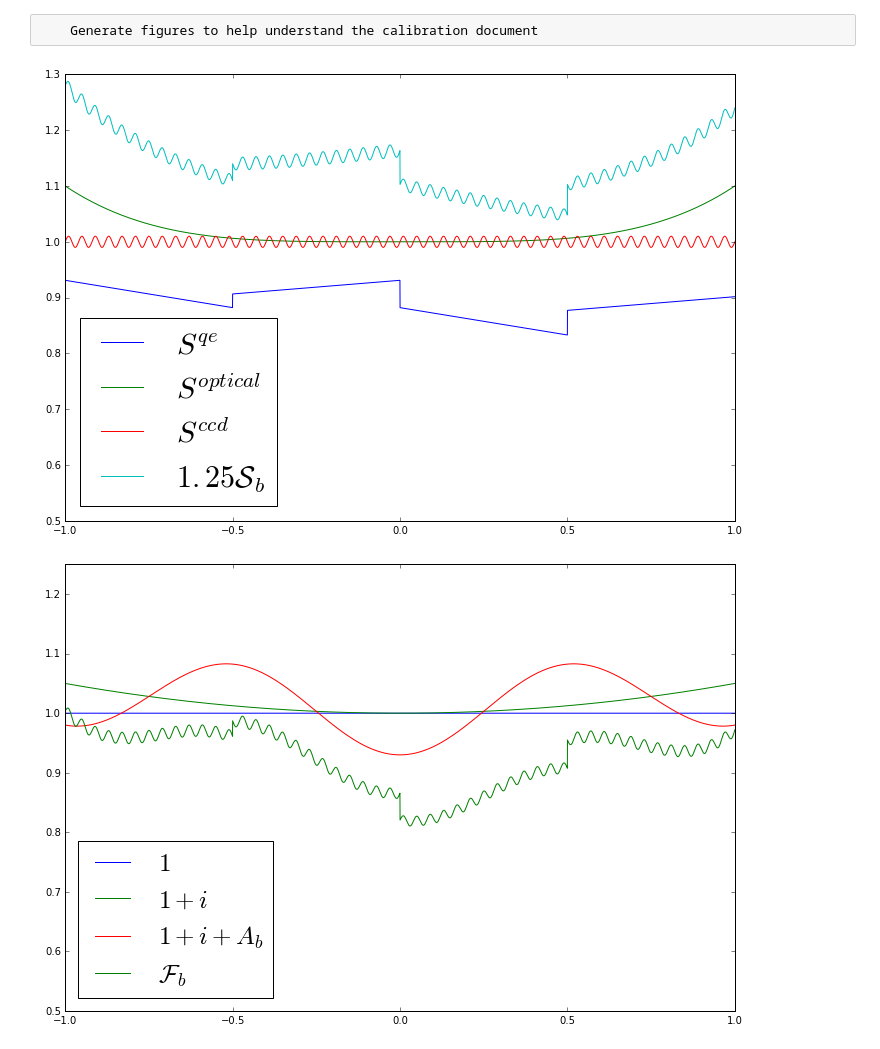
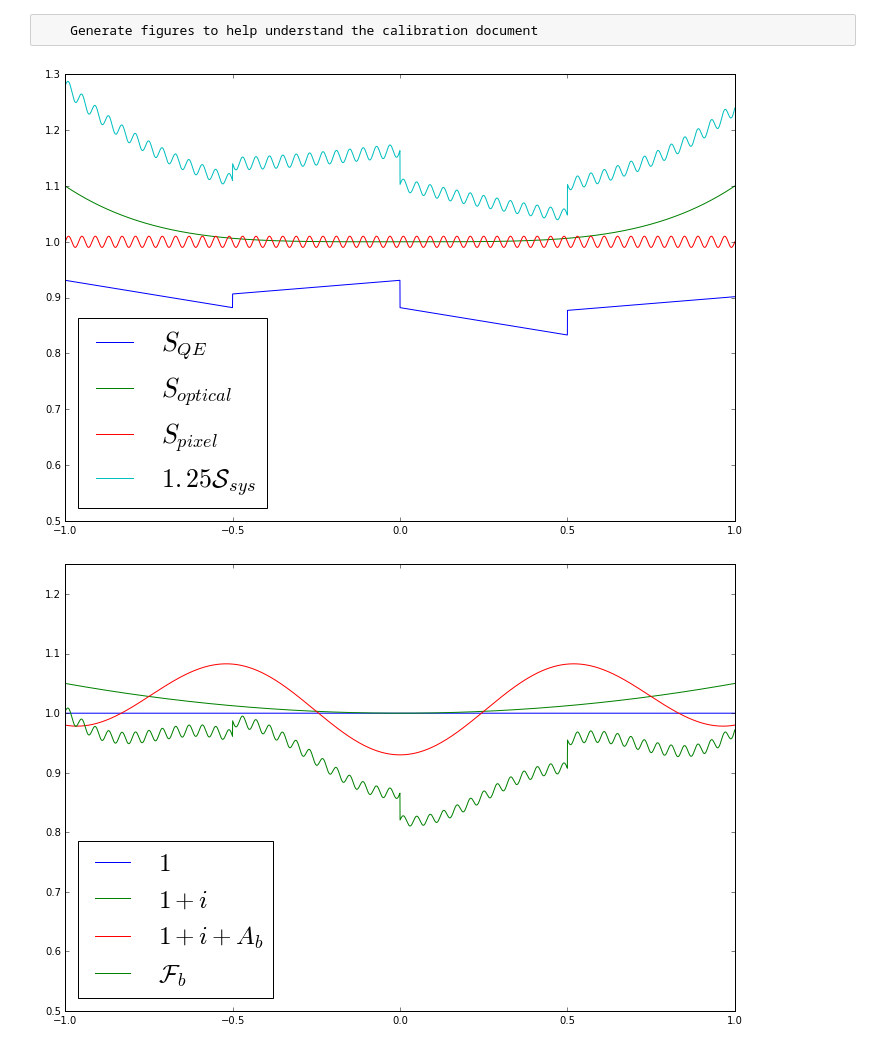
Before and after one commit to lsst-dm/calibration-scripts, a Jupyter notebook: cbp_spots_merlin.ipynb, the cells around one changed output. Saved outputs shown, nothing was run; the diff lists cells and outputs as text; code cells hidden in the pictures.

```diff
--- a/cbp_spots_merlin.ipynb
+++ b/cbp_spots_merlin.ipynb
@@ -54,21 +49,21 @@ calS = S_qe*S_optical*S_ccd
 Fb = (1 + i + A)*calS
 # %%
 plt.figure(figsize=(12,8))
-plt.plot(ib, S_qe, label='$S^{qe}$')
-plt.plot(ib, S_optical, label='$S^{optical}$')
-plt.plot(ib, S_ccd, label='$S^{ccd}$')
+plt.plot(ib, S_qe, label='$S_{QE}$')
+plt.plot(ib, S_optical, label='$S_{optical}$')
+plt.plot(ib, S_ccd, label='$S_{pixel}$')
 
 # plt.plot(ib, 1.3*Fb, label='$Fb$')
 
 scale=1.25
-plt.plot(ib, scale*calS, label='$%g{\cal S}_b$' % scale)
+plt.plot(ib, scale*calS, label='$%g{\cal S}_{sys}$' % scale)
 
-plt.legend(loc='best', fontsize=30).draggable()
+plt.legend(loc='best', fontsize=26).draggable()
 foo = plt.ylim(0.5, 1.3)
 
 plt.savefig(os.path.join(dirName, "S.pdf"))
 # %% [output]
-[figure, old version]
+[figure, new version]
 # %%
 plt.figure(figsize=(12,8))
 
```
Also changed, not shown: parts of 7 cells of this notebook.
